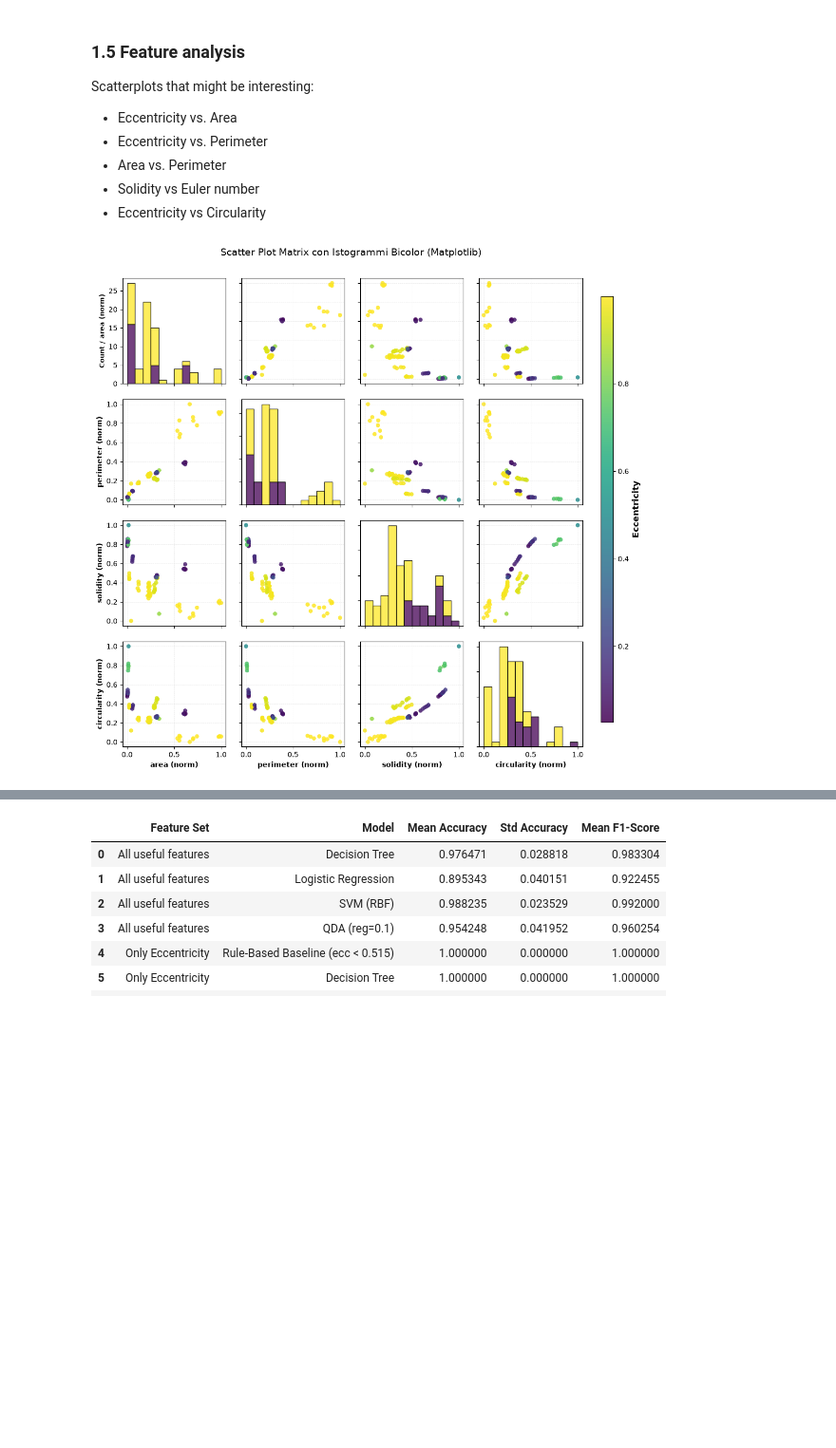
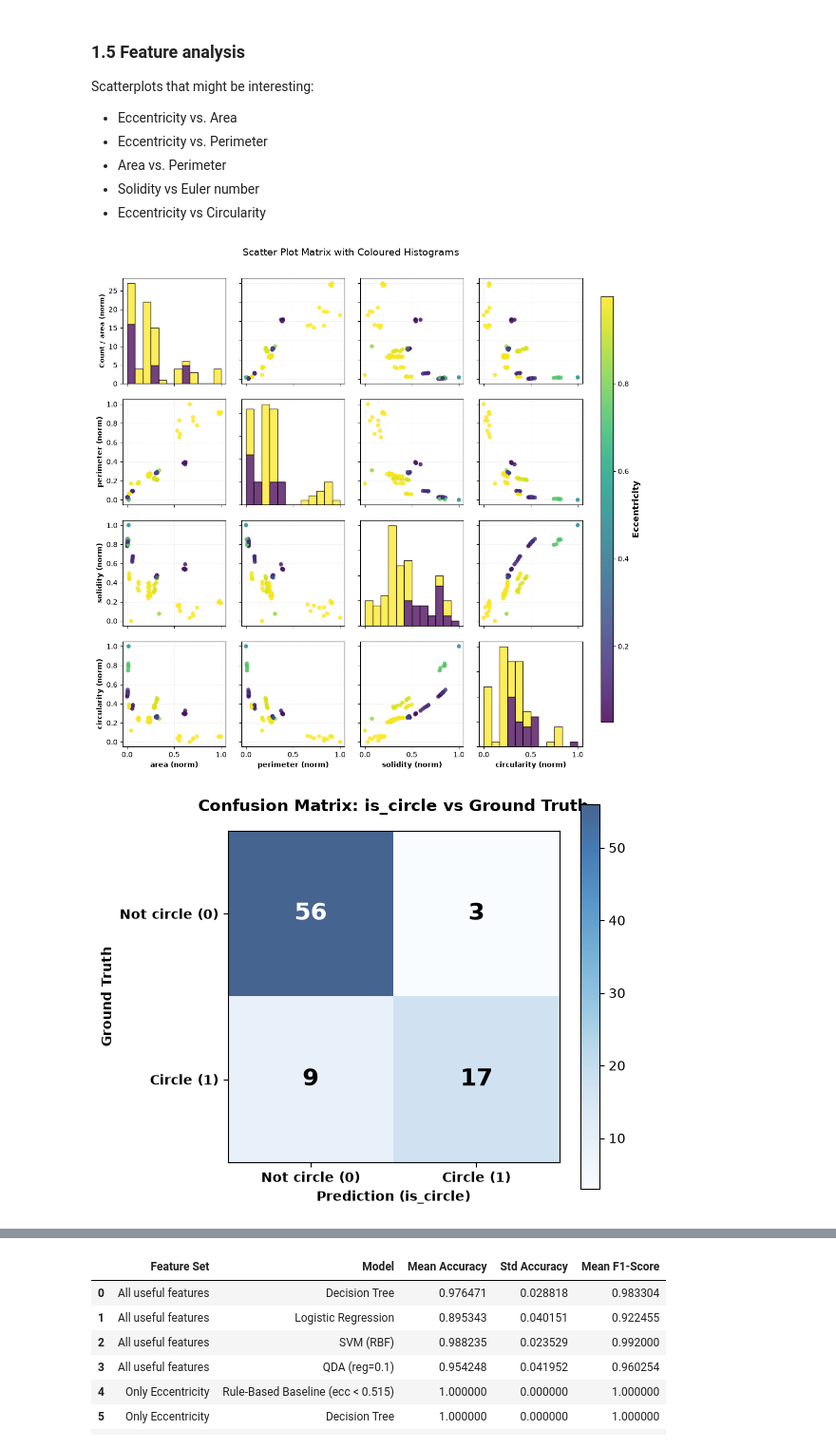
Before and after one commit to saundlj/UPC_CV_Project_1, a Jupyter notebook: challenge2.ipynb, the cells around one changed output, grey strips where cells are left out. Shown at 95% size. Cells and saved outputs as stored; diff of their text form; code cells hidden in the pictures; blank space fills up the shorter version.

```diff
--- a/challenge2.ipynb
+++ b/challenge2.ipynb
@@ -301,7 +348,7 @@ Scatterplots that might be interesting:
 - Solidity vs Euler number
 - Eccentricity vs Circularity
 # %%
-# 1. Normalisation of the features for better visualisation and compatibility with model training.
+# Min-max normalisation of the features, for plotting
 df_plot = df_dataset.copy()
 features = ['area', 'perimeter', 'solidity', 'circularity']
 
@@ -314,6 +361,7 @@ n_feats = len(features)
 fig, axes = plt.subplots(n_feats, n_feats, figsize=(12, 12))
 ecc = df_plot['eccentricity']
 
+# Split nuts/screws by the eccentricity threshold, only to colour the histograms
 is_nut = df_plot['eccentricity'] < ECCENTRICITY_THRESHOLD
 
 sc = None
@@ -330,7 +378,7 @@ for i in range(n_feats):
                 [df_plot.loc[is_nut, feature_x], df_plot.loc[~is_nut, feature_x]],
                 bins=12,
                 stacked=True,
-                color=['#440154', '#fde725'], # Purple (Nut/low) e Others (Yellow-Green) (Screw/high)
+                color=['#440154', '#fde725'],  # purple: nuts, yellow: screws
                 edgecolor='black',
                 alpha=0.75
             )
@@ -348,31 +396,96 @@ for i in range(n_feats):
             ax.grid(True, linestyle='--', alpha=0.3)
             ax.set_ylim(-0.05, 1.05)
             ax.set_xlim(-0.05, 1.05)
 
         lbl_x = f"{feature_x} (norm)"
         lbl_y = f"{feature_y} (norm)"
 
         if i == n_feats - 1:
             ax.set_xlabel(lbl_x, fontsize=10, fontweight='bold')
         else:
             ax.set_xticklabels([])
 
         if j == 0:
             if i == 0:
                 ax.set_ylabel(f"Count / {lbl_y}", fontsize=9, fontweight='bold')
             else:
                 ax.set_ylabel(lbl_y, fontsize=10, fontweight='bold')
         else:
             ax.set_yticklabels([])
 
 fig.subplots_adjust(right=0.88, hspace=0.15, wspace=0.15)
 cbar_ax = fig.add_axes([0.91, 0.15, 0.02, 0.7])
 
 if sc is not None:
     cbar = fig.colorbar(sc, cax=cbar_ax)
     cbar.set_label('Eccentricity', fontsize=12, fontweight='bold')
 
 plt.suptitle("Scatter Plot Matrix with Coloured Histograms", y=0.93, fontsize=14)
 plt.show()
+
+# Ground truth: nut = 1, screw = 0
+df_dataset['ground_truth'] = df_dataset['type'].map({'nut': 1, 'screw': 0})
+
+# Drop parts without ground truth (false positives) or without is_circle
+df_clean = df_dataset.dropna(subset=['ground_truth', 'is_circle'])
+
+y_true = df_clean['ground_truth'].astype(int)
+y_pred = df_clean['is_circle'].astype(int)
+
+cm = confusion_matrix(y_true, y_pred, labels=[0, 1])
+tn, fp, fn, tp = cm.ravel()
+
+fig, ax = plt.subplots(figsize=(6, 5))
+cax = ax.imshow(cm, cmap=plt.cm.Blues, alpha=0.75)
+
+fig.colorbar(cax)
+
+labels = ['Not circle (0)', 'Circle (1)']
+ax.set_xticks([0, 1])
+ax.set_yticks([0, 1])
+ax.set_xticklabels(labels, fontsize=10, fontweight='bold')
+ax.set_yticklabels(labels, fontsize=10, fontweight='bold')
+
+for i in range(2):
+    for j in range(2):
+        val = cm[i, j]
+        # White text on dark cells
+        text_color = 'white' if val > cm.max() / 2 else 'black'
+        ax.text(j, i, f"{val}", ha='center', va='center',
+                color=text_color, fontsize=18, fontweight='bold')
+
+plt.title('Confusion Matrix: is_circle vs Ground Truth', fontsize=12, fontweight='bold', pad=15)
+plt.xlabel('Prediction (is_circle)', fontsize=10, fontweight='bold')
+plt.ylabel('Ground Truth', fontsize=10, fontweight='bold')
+plt.tight_layout()
+plt.show()
+
+accuracy = (tp + tn) / (tp + tn + fp + fn)
+precision = tp / (tp + fp) if (tp + fp) > 0 else 0
+recall = tp / (tp + fn) if (tp + fn) > 0 else 0
+specificity = tn / (tn + fp) if (tn + fp) > 0 else 0
+f1 = 2 * (precision * recall) / (precision + recall) if (precision + recall) > 0 else 0
+
+print("--- EVALUATION METRICS ---")
+print(f"True Positives (TP)  : {tp}")
+print(f"True Negatives (TN)  : {tn}")
+print(f"False Positives (FP) : {fp}")
+print(f"False Negatives (FN) : {fn}")
+print("-" * 32)
+print(f"Accuracy    : {accuracy:.2%}")
+print(f"Precision   : {precision:.2%}")
+print(f"Recall      : {recall:.2%}")
+print(f"Specificity : {specificity:.2%}")
+print(f"F1-Score    : {f1:.2%}")
+
+# Number of symmetry axes vs symmetry balance, coloured by eccentricity
+plt.figure(figsize=(10, 6))
+scatter = plt.scatter(df_clean['num_axes'], df_clean['symmetry_balance'], c=df_clean['eccentricity'], cmap='viridis', alpha=0.7)
+plt.colorbar(scatter)
+plt.xlabel('Number of Axes')
+plt.ylabel('Symmetry Balance')
+plt.title('Object Distribution')
+plt.show()
 # %% [output]
-[figure, old version]
+[figure, new version]
+[figure, added]
```
Also changed, not shown: parts of 13 cells of this notebook.
